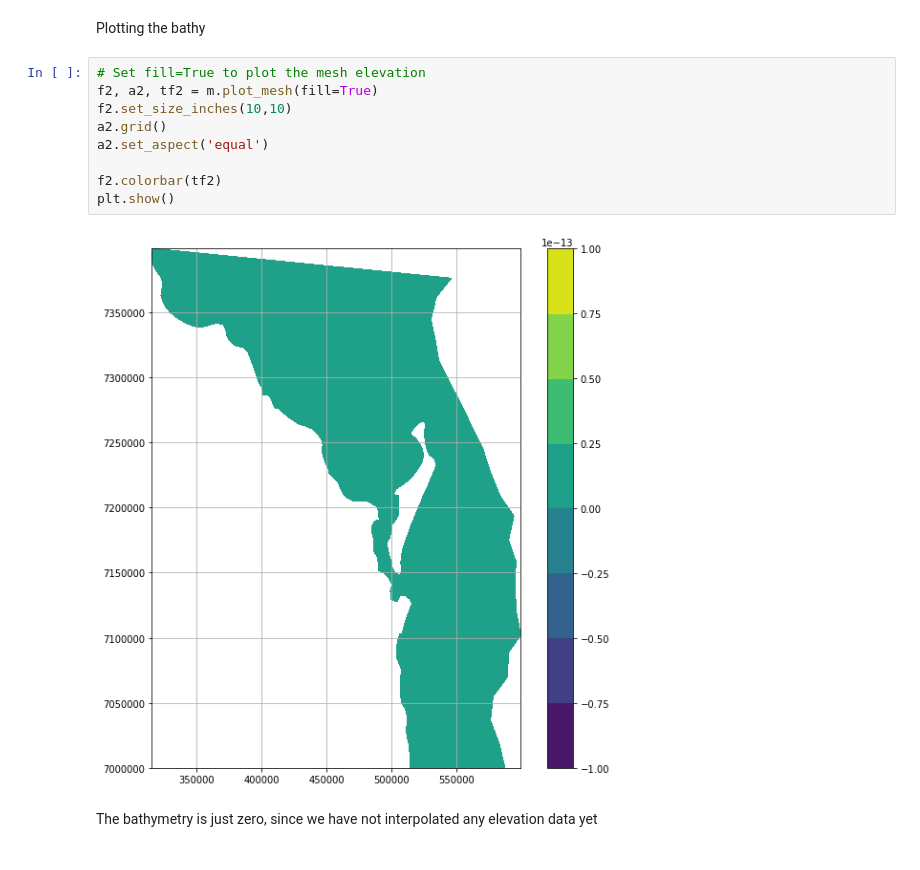
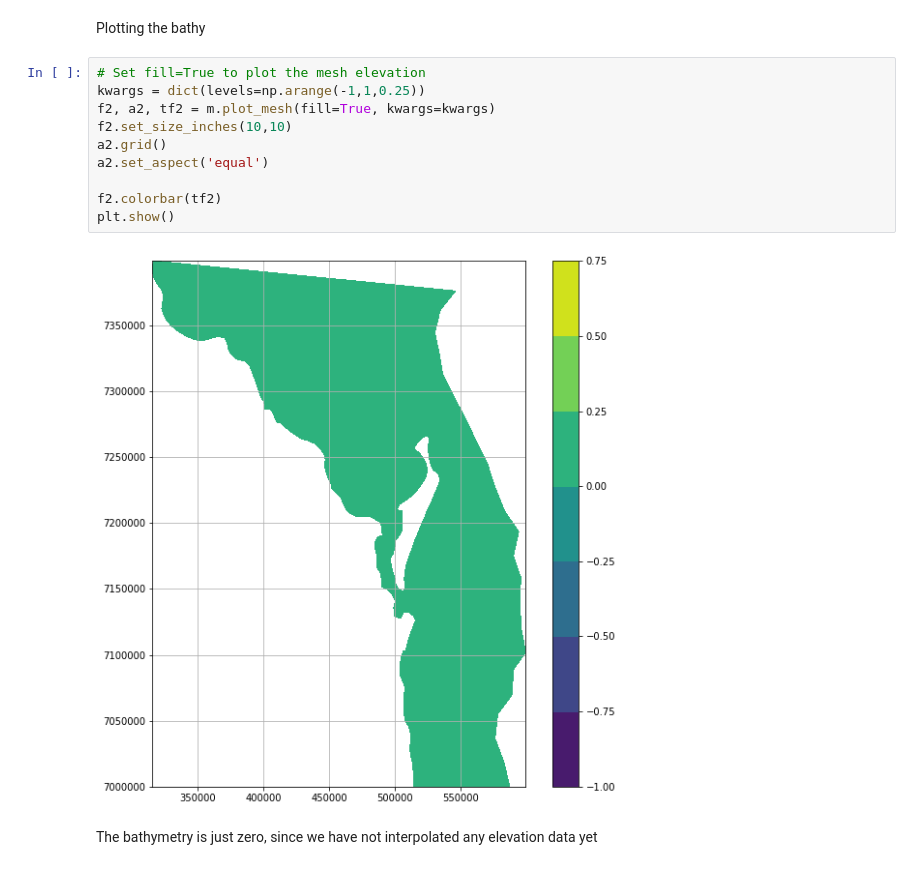
Before and after one commit to robjameswall/dhitools, a Jupyter notebook: notebooks/mesh_interpolation.ipynb, the cells around one changed output. Drawn from its saved outputs; the diff is of its cells as text.

Commit message:
fixed no elev mesh plot colour range

```diff
--- a/notebooks/mesh_interpolation.ipynb
+++ b/notebooks/mesh_interpolation.ipynb
@@ -139,15 +139,16 @@ plt.show()
 Plotting the bathy
 # %%
 # Set fill=True to plot the mesh elevation
-f2, a2, tf2 = m.plot_mesh(fill=True)
+kwargs = dict(levels=np.arange(-1,1,0.25))
+f2, a2, tf2 = m.plot_mesh(fill=True, kwargs=kwargs)
 f2.set_size_inches(10,10)
 a2.grid()
 a2.set_aspect('equal')
 
 f2.colorbar(tf2)
 plt.show()
 # %% [output]
-[figure, old version]
+[figure, new version]
 # %% [markdown]
 The bathymetry is just zero, since we have not interpolated any elevation data yet
 # %% [markdown]
```
